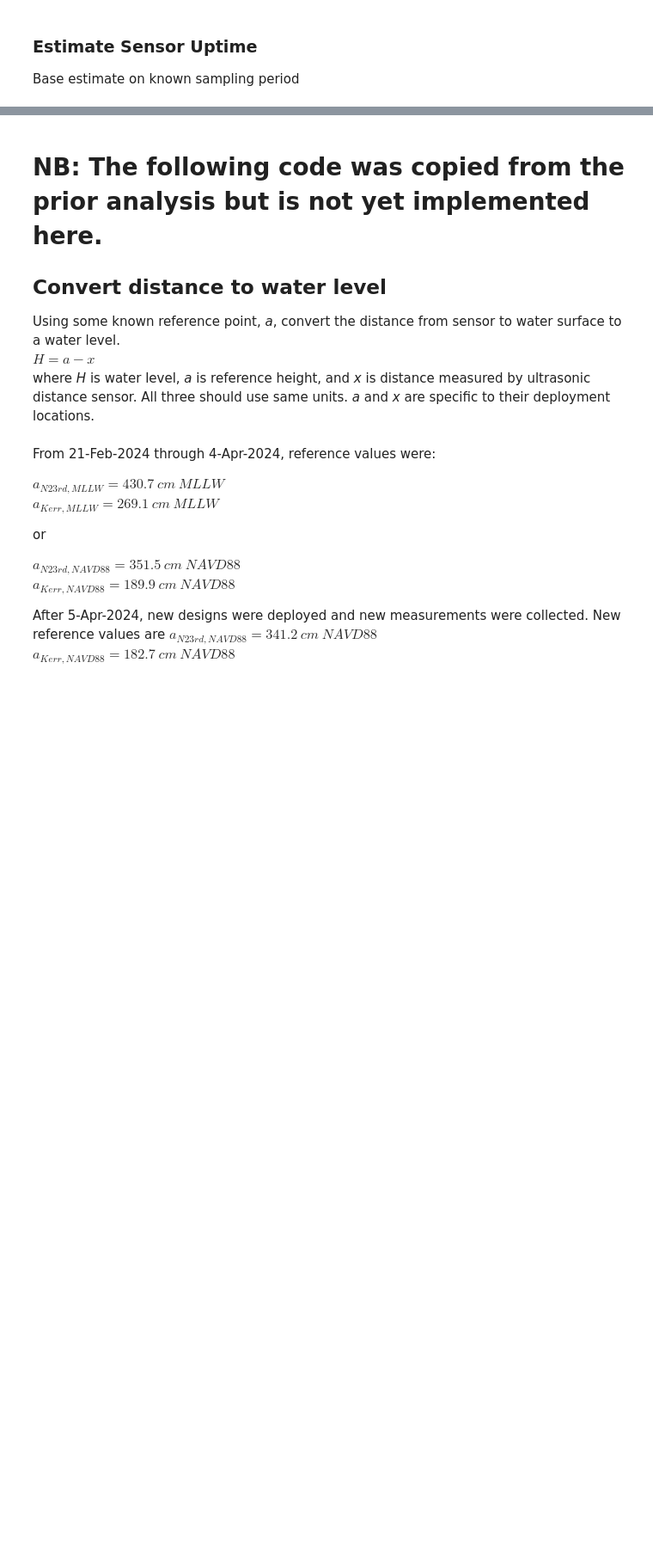
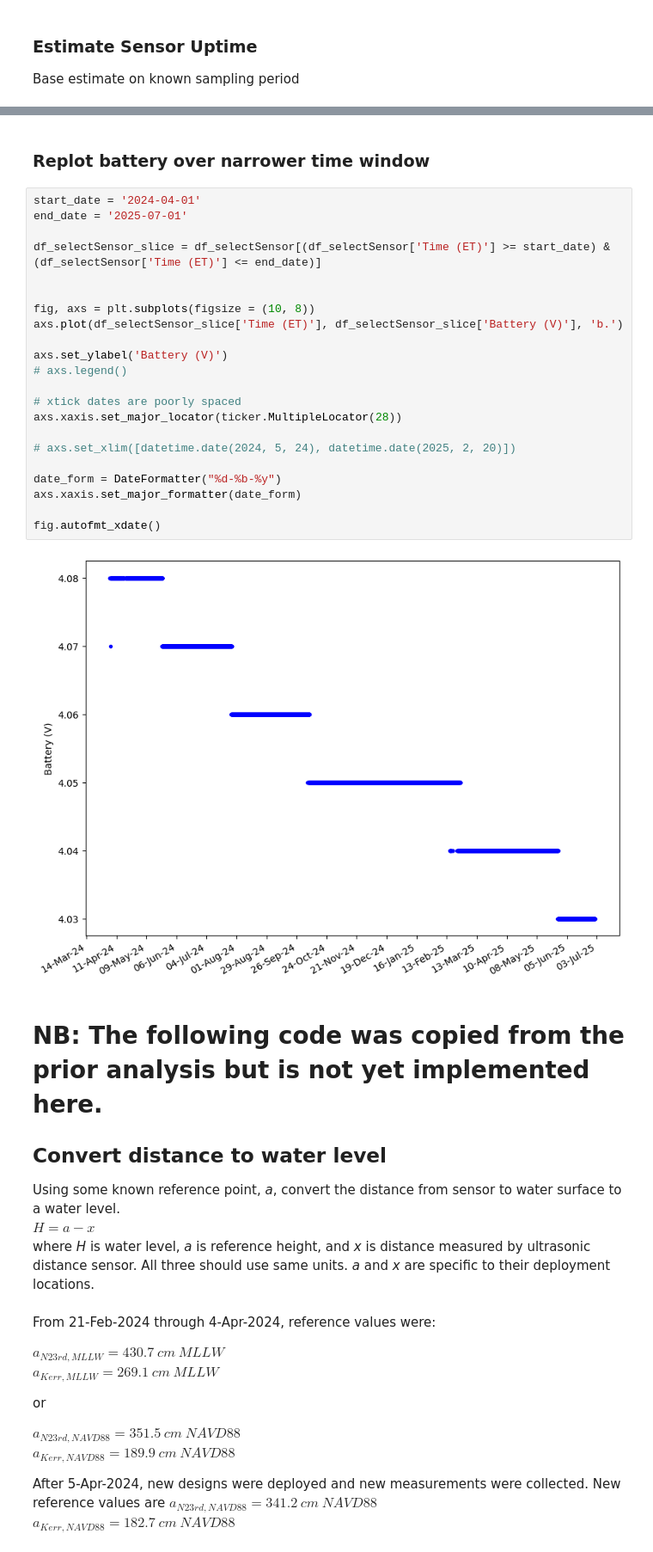
Before and after one commit to COAST-Lab/Open-Water-Level, a Jupyter notebook: Data Analysis/open_water_level_analysis_singleSensor_20260120.ipynb, the cells around one changed output, grey strips where cells are left out. Shown at 86% size. Cells and saved outputs as stored; diff of their text form; blank space fills up the shorter version.

```diff
--- a/Data Analysis/open_water_level_analysis_singleSensor_20260120.ipynb
+++ b/Data Analysis/open_water_level_analysis_singleSensor_20260120.ipynb
@@ -121,3 +140,29 @@ percent_uptime
+# %% [markdown]
+### Replot battery over narrower time window
+# %%
+start_date = '2024-04-01'
+end_date = '2025-07-01'
+
+df_selectSensor_slice = df_selectSensor[(df_selectSensor['Time (ET)'] >= start_date) & (df_selectSensor['Time (ET)'] <= end_date)]
+
+
+fig, axs = plt.subplots(figsize = (10, 8))
+axs.plot(df_selectSensor_slice['Time (ET)'], df_selectSensor_slice['Battery (V)'], 'b.')
+
+axs.set_ylabel('Battery (V)')
+# axs.legend()
+
+# xtick dates are poorly spaced
+axs.xaxis.set_major_locator(ticker.MultipleLocator(28))
+
+# axs.set_xlim([datetime.date(2024, 5, 24), datetime.date(2025, 2, 20)])
+
+date_form = DateFormatter("%d-%b-%y")
+axs.xaxis.set_major_formatter(date_form)
+
+fig.autofmt_xdate()
+# %% [output]
+[figure, added]
 # %% [markdown]
 # NB: The following code was copied from the prior analysis but is not yet implemented here.
 
```
Also changed, not shown: parts of 11 cells of this notebook, 5 other files.
